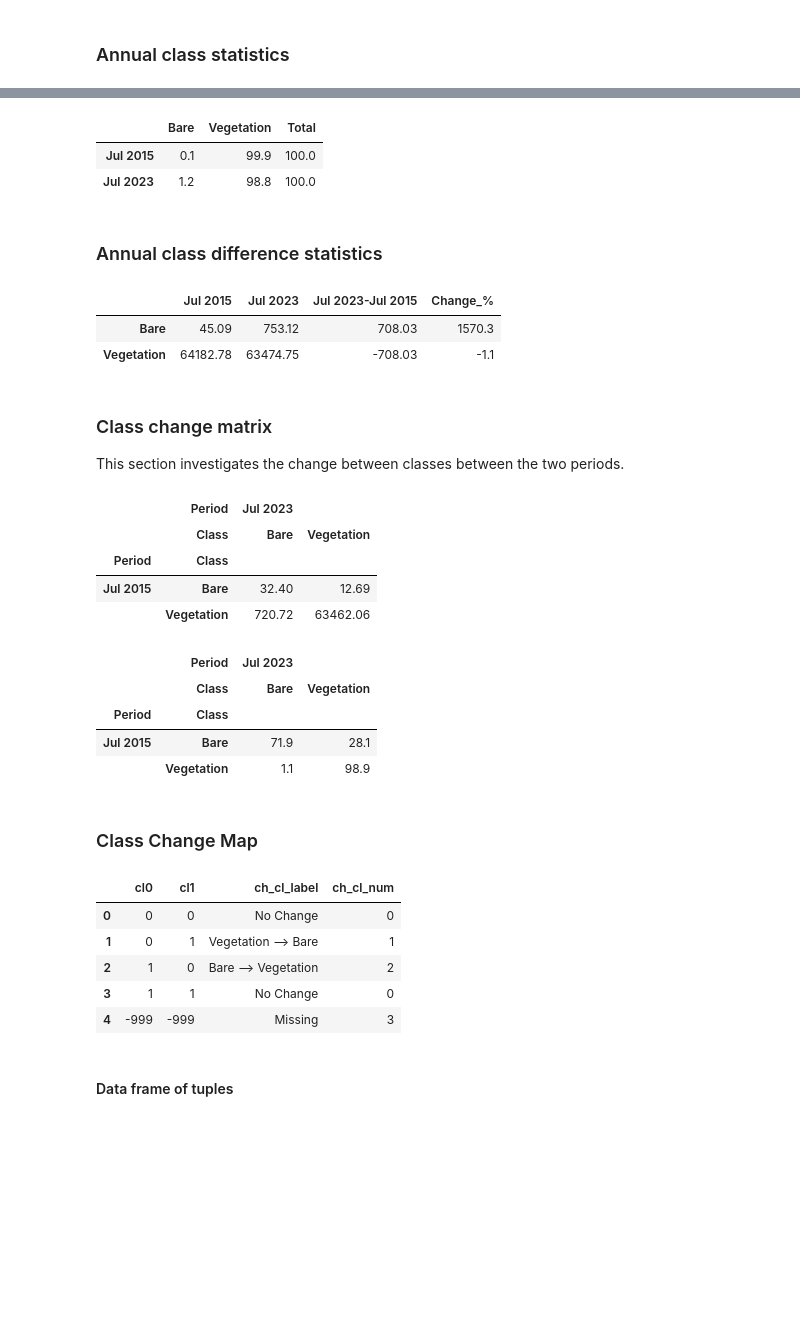
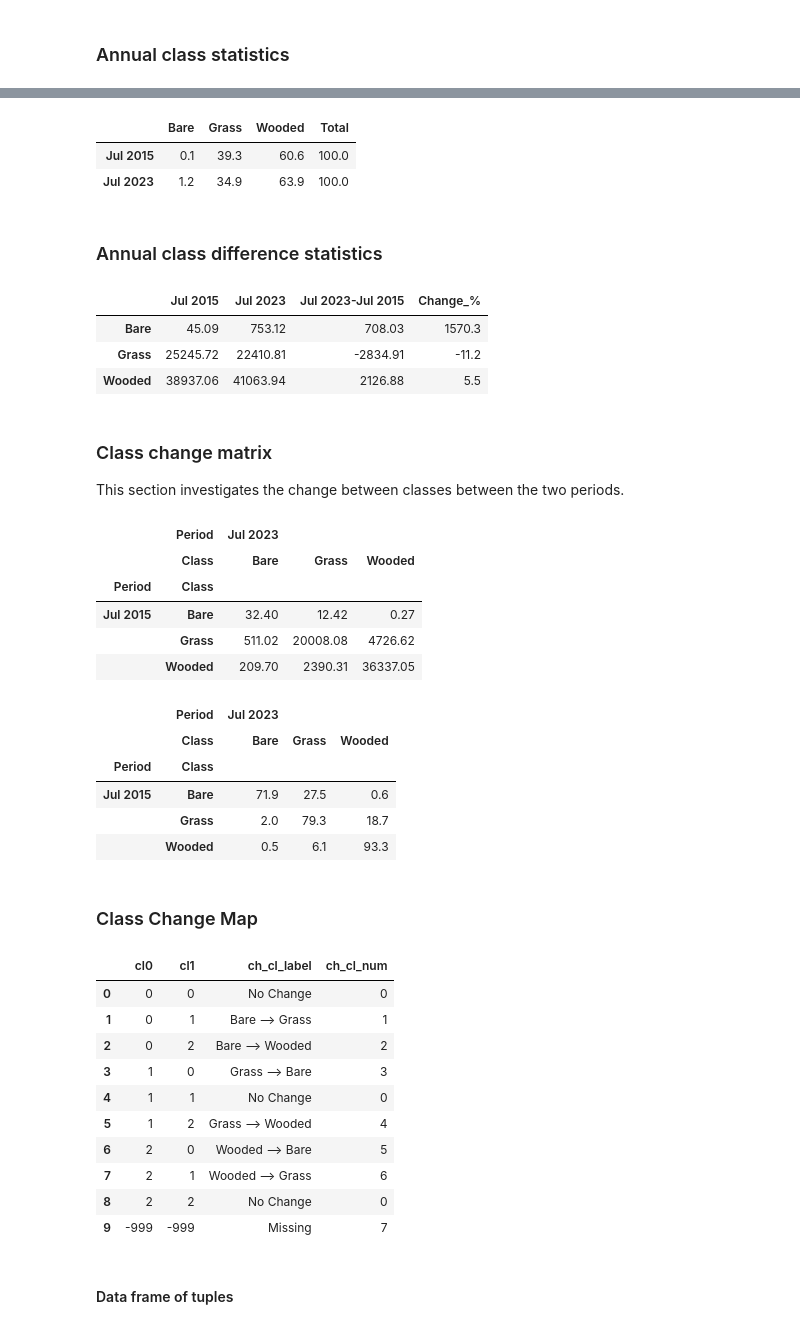
Before and after one commit to mjdear68/Traprock_KBA_Change_Detection, a Jupyter notebook: nbk/post_class_analysis.ipynb, the cells around one changed output, grey strips where cells are left out. Drawn from its saved outputs; the diff is of its cells as text; code cells hidden in the pictures; blank space fills up the shorter version.

```diff
--- a/nbk/post_class_analysis.ipynb
+++ b/nbk/post_class_analysis.ipynb
@@ -34,7 +34,7 @@ from global_params import *
 # Class variable of interest
 class_var = 'NDVI_Class'
 # Class labels
-cl_labels = ['Bare', 'Vegetation']
+cl_labels = ['Bare', 'Grass', 'Wooded']
 # %% [markdown]
 ## Step 1: Load data
 # %%
@@ -196,9 +196,9 @@ df_annual_classes
 df_annual_classes_prop = df_annual_classes.div(df_annual_classes.Total, axis=0).round(3)*100
 df_annual_classes_prop
 # %% [output]
-|  | Bare | Vegetation | Total |
-| Jul 2015 | 0.1 | 99.9 | 100.0 |
-| Jul 2023 | 1.2 | 98.8 | 100.0 |
+|  | Bare | Grass | Wooded | Total |
+| Jul 2015 | 0.1 | 39.3 | 60.6 | 100.0 |
+| Jul 2023 | 1.2 | 34.9 | 63.9 | 100.0 |
 # %% [markdown]
 ### Annual class difference statistics
 # %%
@@ -224,7 +224,8 @@ df_annual_class_diff
 # %% [output]
 |  | Jul 2015 | Jul 2023 | Jul 2023-Jul 2015 | Change_% |
 | Bare | 45.09 | 753.12 | 708.03 | 1570.3 |
-| Vegetation | 64182.78 | 63474.75 | -708.03 | -1.1 |
+| Grass | 25245.72 | 22410.81 | -2834.91 | -11.2 |
+| Wooded | 38937.06 | 41063.94 | 2126.88 | 5.5 |
 # %% [markdown]
 ### Class change matrix
 This section investigates the change between classes between the two periods.
@@ -289,19 +290,21 @@ change_mat_prev_curr = change_mat(class_das, cl_labels)
 # %%
 change_mat_prev_curr[0]
 # %% [output]
-|  | Period | Jul 2023 |  |
-|  | Class | Bare | Vegetation |
-| Period | Class |  |  |
-| Jul 2015 | Bare | 32.40 | 12.69 |
-|  | Vegetation | 720.72 | 63462.06 |
+|  | Period | Jul 2023 |  |  |
+|  | Class | Bare | Grass | Wooded |
+| Period | Class |  |  |  |
+| Jul 2015 | Bare | 32.40 | 12.42 | 0.27 |
+|  | Grass | 511.02 | 20008.08 | 4726.62 |
+|  | Wooded | 209.70 | 2390.31 | 36337.05 |
 # %%
 change_mat_prev_curr[1]
 # %% [output]
-|  | Period | Jul 2023 |  |
-|  | Class | Bare | Vegetation |
-| Period | Class |  |  |
-| Jul 2015 | Bare | 71.9 | 28.1 |
-|  | Vegetation | 1.1 | 98.9 |
+|  | Period | Jul 2023 |  |  |
+|  | Class | Bare | Grass | Wooded |
+| Period | Class |  |  |  |
+| Jul 2015 | Bare | 71.9 | 27.5 | 0.6 |
+|  | Grass | 2.0 | 79.3 | 18.7 |
+|  | Wooded | 0.5 | 6.1 | 93.3 |
 # %% [markdown]
 ### Class Change Map
 # %%
@@ -312,42 +315,47 @@ df_ch_cl = pd.DataFrame(
 )
 
 # Create the change labels
-df_ch_cl['ch_cl_label'] = [cl_labels[df_ch_cl.cl0[i]-1] +' --> '+cl_labels[df_ch_cl.cl1[i]-1] for i in df_ch_cl.index]
+df_ch_cl['ch_cl_label'] = [cl_labels[df_ch_cl.cl0[i]] +' --> '+cl_labels[df_ch_cl.cl1[i]] for i in df_ch_cl.index]
 df_ch_cl.loc[[df_ch_cl.cl0[i] == df_ch_cl.cl1[i] for i in df_ch_cl.index], 'ch_cl_label'] = 'No Change'
 
 # Create the change class numbers column
 df_ch_cl['ch_cl_num'] = 0
 
 # All 'No Change' should be class 0
 # Locate the changed classes
 changed = np.array([df_ch_cl.cl0[i] != df_ch_cl.cl1[i] for i in df_ch_cl.index])
 # Create a list of numbers for the changed classes
 cl_nums = np.arange(changed.sum())+1
 
 # Iterate to add cl_nums to changed classes; leave 'No Change' = 0
 i = 0
 j = 0
 while i < len(df_ch_cl.index):
     if changed[i]:
         df_ch_cl.loc[i,'ch_cl_num'] = cl_nums[j]
         j += 1
     i += 1
 
 # Add an Missing class
 # nan = -999 requied since np.nan == np.nan --> False
 df_nan = pd.DataFrame({'cl0':-999, 'cl1':-999, 'ch_cl_label':'Missing', 'ch_cl_num':df_ch_cl.ch_cl_num.max()+1},
                      index=[0])
 df_ch_cl = pd.concat([df_ch_cl, df_nan], axis=0, ignore_index=True)
 
 
 df_ch_cl
 # %% [output]
 |  | cl0 | cl1 | ch_cl_label | ch_cl_num |
 | 0 | 0 | 0 | No Change | 0 |
-| 1 | 0 | 1 | Vegetation --> Bare | 1 |
-| 2 | 1 | 0 | Bare --> Vegetation | 2 |
-| 3 | 1 | 1 | No Change | 0 |
-| 4 | -999 | -999 | Missing | 3 |
+| 1 | 0 | 1 | Bare --> Grass | 1 |
+| 2 | 0 | 2 | Bare --> Wooded | 2 |
+| 3 | 1 | 0 | Grass --> Bare | 3 |
+| 4 | 1 | 1 | No Change | 0 |
+| 5 | 1 | 2 | Grass --> Wooded | 4 |
+| 6 | 2 | 0 | Wooded --> Bare | 5 |
+| 7 | 2 | 1 | Wooded --> Grass | 6 |
+| 8 | 2 | 2 | No Change | 0 |
+| 9 | -999 | -999 | Missing | 7 |
 # %% [markdown]
 #### Data frame of tuples
 # %%
```
Also changed, not shown: parts of 10 cells of this notebook, 1 other file.
